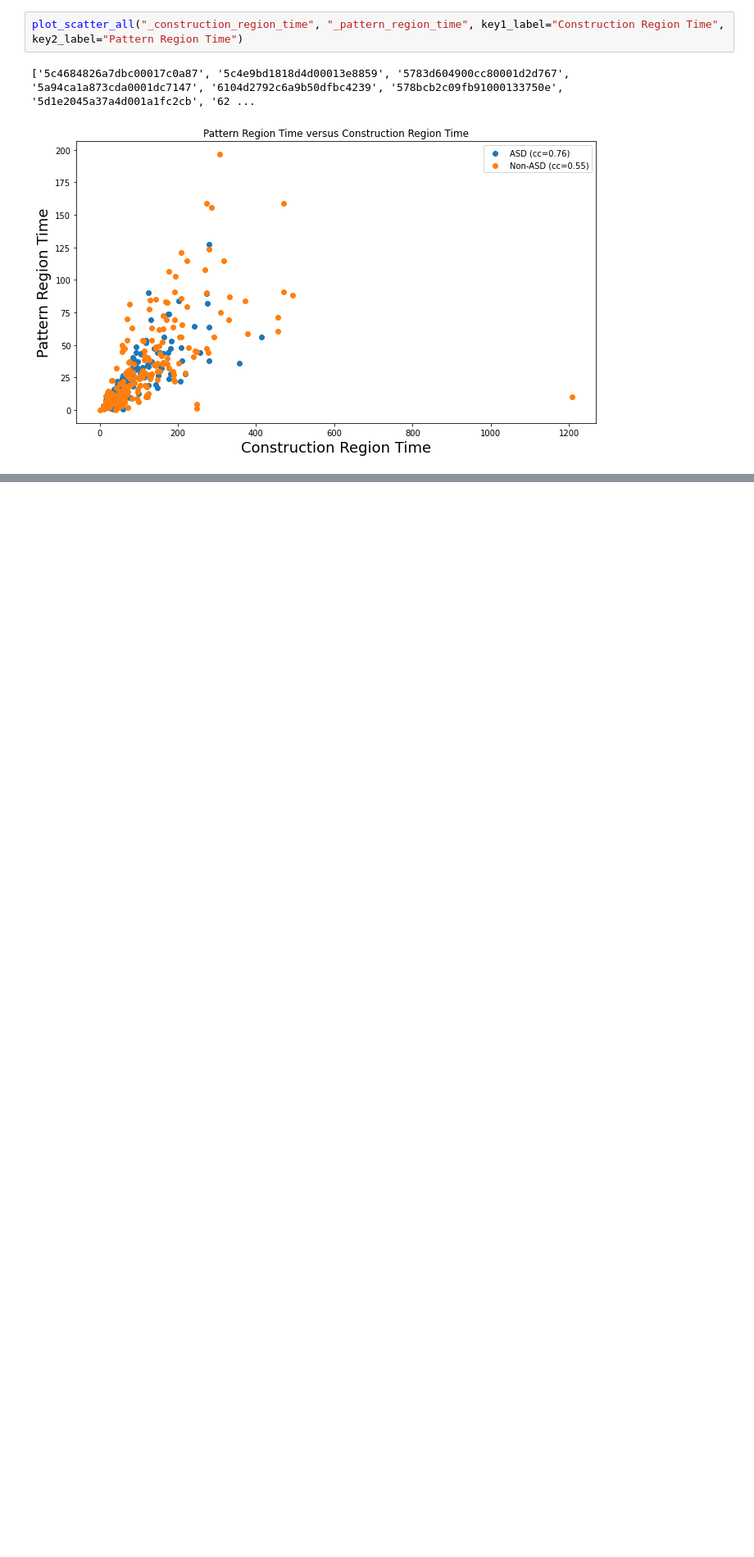
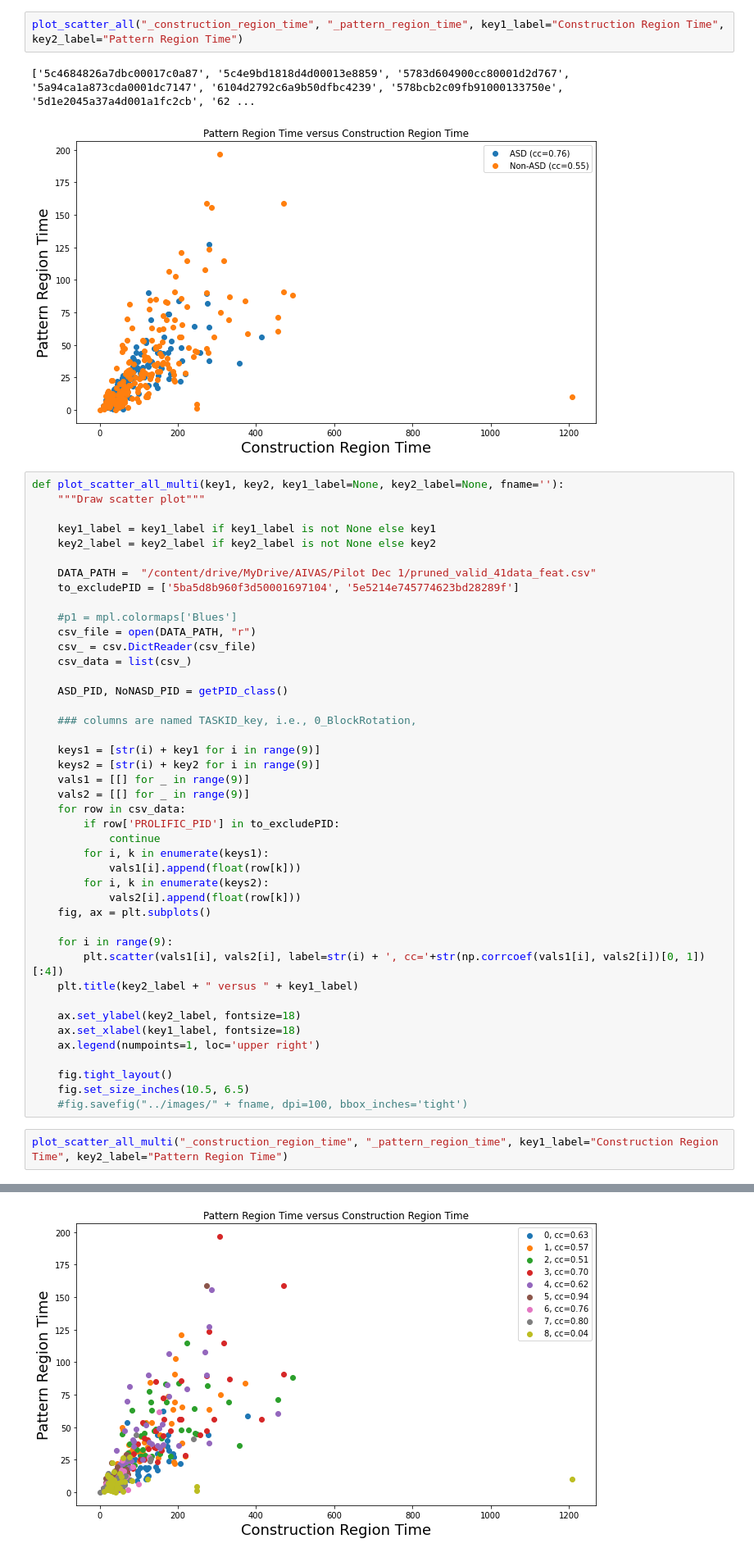
Before and after one commit to aivaslab/AAAi--2023-AI-for-Social-Good-Appendix, a Jupyter notebook: Scatter_plots_cogsci.ipynb, the cells around one changed output, grey strips where cells are left out. Shown at 82% size. Saved outputs shown, nothing was run; the diff lists cells and outputs as text; blank space fills up the shorter version.

```diff
--- a/Scatter_plots_cogsci.ipynb
+++ b/Scatter_plots_cogsci.ipynb
@@ -398,3 +398,49 @@ plot_scatter_all("_construction_region_time", "_pattern_region_time", key1_label
 # %% [output]
 ['5c4684826a7dbc00017c0a87', '5c4e9bd1818d4d00013e8859', '5783d604900cc80001d2d767', '5a94ca1a873cda0001dc7147', '6104d2792c6a9b50dfbc4239', '578bcb2c09fb91000133750e', '5d1e2045a37a4d001a1fc2cb', '62 ...
 [figure]
+# %%
+def plot_scatter_all_multi(key1, key2, key1_label=None, key2_label=None, fname=''):
+    """Draw scatter plot"""
+
+    key1_label = key1_label if key1_label is not None else key1
+    key2_label = key2_label if key2_label is not None else key2
+
+    DATA_PATH =  "/content/drive/MyDrive/AIVAS/Pilot Dec 1/pruned_valid_41data_feat.csv"
+    to_excludePID = ['5ba5d8b960f3d50001697104', '5e5214e745774623bd28289f']
+
+    #p1 = mpl.colormaps['Blues']
+    csv_file = open(DATA_PATH, "r")
+    csv_ = csv.DictReader(csv_file)
+    csv_data = list(csv_)
+
+    ASD_PID, NoNASD_PID = getPID_class()
+
+    ### columns are named TASKID_key, i.e., 0_BlockRotation,
+
+    keys1 = [str(i) + key1 for i in range(9)]
+    keys2 = [str(i) + key2 for i in range(9)]
+    vals1 = [[] for _ in range(9)]
+    vals2 = [[] for _ in range(9)]
+    for row in csv_data:
+        if row['PROLIFIC_PID'] in to_excludePID:
+            continue
+        for i, k in enumerate(keys1):
+            vals1[i].append(float(row[k]))
+        for i, k in enumerate(keys2):
+            vals2[i].append(float(row[k]))
+    fig, ax = plt.subplots()
+
+    for i in range(9):
+        plt.scatter(vals1[i], vals2[i], label=str(i) + ', cc='+str(np.corrcoef(vals1[i], vals2[i])[0, 1])[:4])
+    plt.title(key2_label + " versus " + key1_label)
+
+    ax.set_ylabel(key2_label, fontsize=18)
+    ax.set_xlabel(key1_label, fontsize=18)
+    ax.legend(numpoints=1, loc='upper right')
+
+    fig.tight_layout()
+    fig.set_size_inches(10.5, 6.5)
+    #fig.savefig("../images/" + fname, dpi=100, bbox_inches='tight')
+# %%
+plot_scatter_all_multi("_construction_region_time", "_pattern_region_time", key1_label="Construction Region Time", key2_label="Pattern Region Time")
+# %% [output]
@@ -400,0 +448 @@ plot_scatter_all("_construction_region_time", "_pattern_region_time", key1_label
+[figure, added]
```
Also changed, not shown: parts of 3 cells of this notebook.
